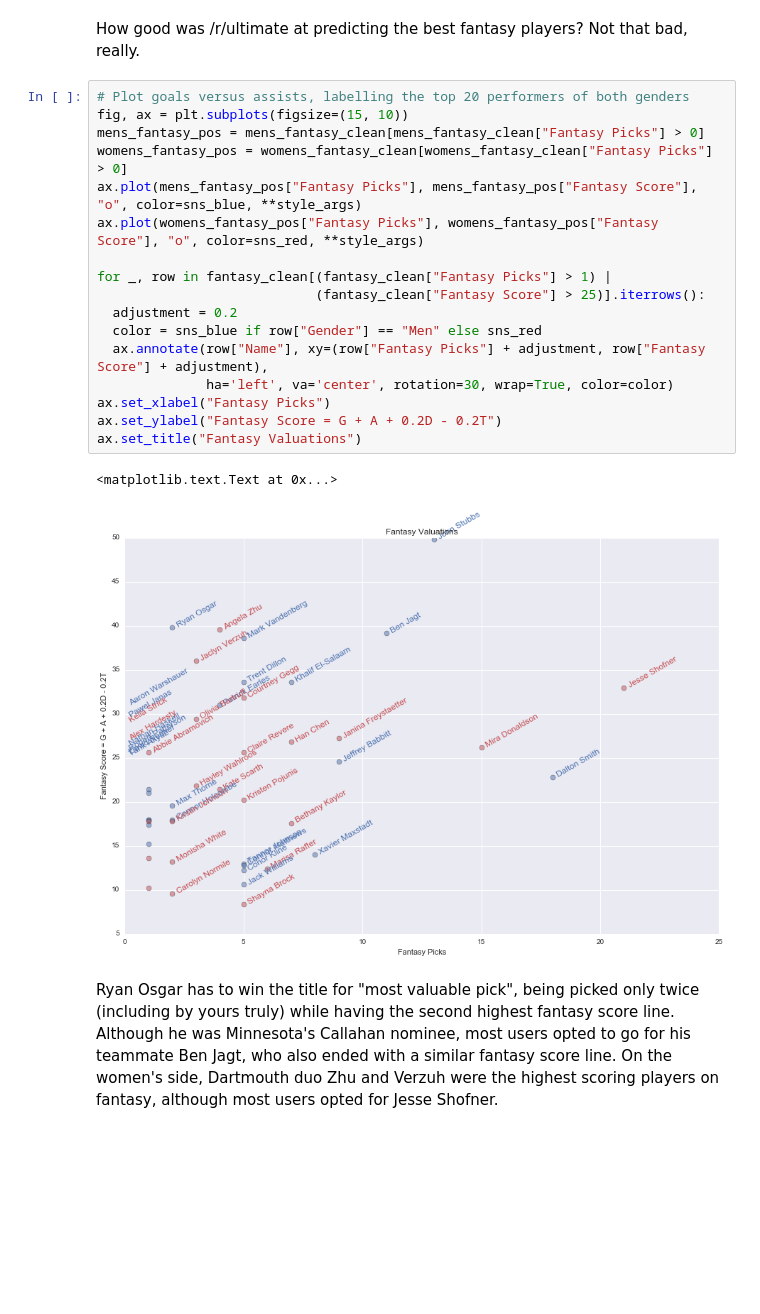
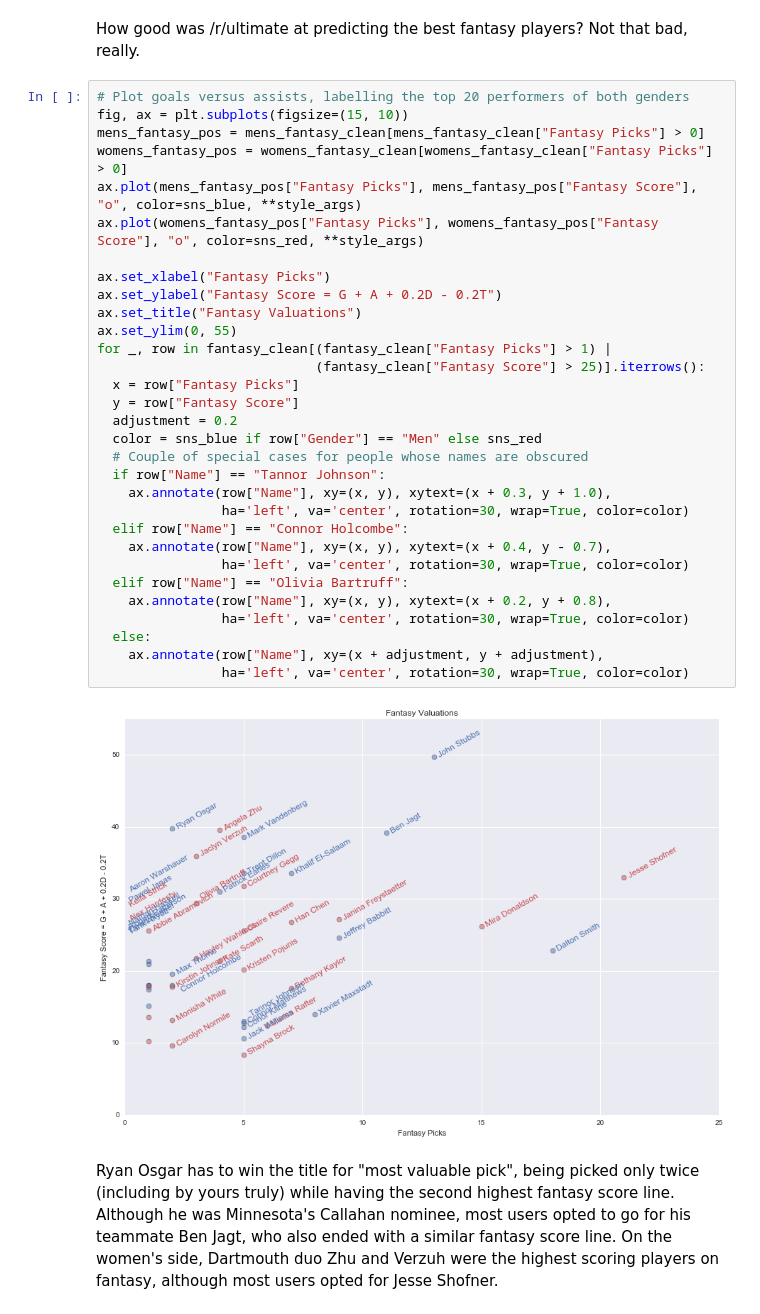
Before and after one commit to azjps/usau-py, a Jupyter notebook: notebooks/2016_D-I_College_Nationals_Fantasy_Stats.ipynb, the cells around one changed output. Cells and saved outputs as stored; diff of their text form; blank space fills up the shorter version.

```diff
--- a/notebooks/2016_D-I_College_Nationals_Fantasy_Stats.ipynb
+++ b/notebooks/2016_D-I_College_Nationals_Fantasy_Stats.ipynb
@@ -169,26 +213,39 @@ Not surprisingly, the backfield players shouldering the responsibility for distr
 ### Fantasy valuations
 # %% [markdown]
 How good was /r/ultimate at predicting the best fantasy players? Not that bad, really.
-# %%
-# Plot goals versus assists, labelling the top 20 performers of both genders
-fig, ax = plt.subplots(figsize=(15, 10))
-mens_fantasy_pos = mens_fantasy_clean[mens_fantasy_clean["Fantasy Picks"] > 0]
-womens_fantasy_pos = womens_fantasy_clean[womens_fantasy_clean["Fantasy Picks"] > 0]
-ax.plot(mens_fantasy_pos["Fantasy Picks"], mens_fantasy_pos["Fantasy Score"], "o", color=sns_blue, **style_args)
-ax.plot(womens_fantasy_pos["Fantasy Picks"], womens_fantasy_pos["Fantasy Score"], "o", color=sns_red, **style_args)
-
-for _, row in fantasy_clean[(fantasy_clean["Fantasy Picks"] > 1) |
-                            (fantasy_clean["Fantasy Score"] > 25)].iterrows():
-  adjustment = 0.2
-  color = sns_blue if row["Gender"] == "Men" else sns_red
-  ax.annotate(row["Name"], xy=(row["Fantasy Picks"] + adjustment, row["Fantasy Score"] + adjustment),
-              ha='left', va='center', rotation=30, wrap=True, color=color)
-ax.set_xlabel("Fantasy Picks")
-ax.set_ylabel("Fantasy Score = G + A + 0.2D - 0.2T")
-ax.set_title("Fantasy Valuations")
-# %% [output]
-<matplotlib.text.Text at 0x...>
-[figure, removed]
+# %%
+# Plot goals versus assists, labelling the top 20 performers of both genders
+fig, ax = plt.subplots(figsize=(15, 10))
+mens_fantasy_pos = mens_fantasy_clean[mens_fantasy_clean["Fantasy Picks"] > 0]
+womens_fantasy_pos = womens_fantasy_clean[womens_fantasy_clean["Fantasy Picks"] > 0]
+ax.plot(mens_fantasy_pos["Fantasy Picks"], mens_fantasy_pos["Fantasy Score"], "o", color=sns_blue, **style_args)
+ax.plot(womens_fantasy_pos["Fantasy Picks"], womens_fantasy_pos["Fantasy Score"], "o", color=sns_red, **style_args)
+
+ax.set_xlabel("Fantasy Picks")
+ax.set_ylabel("Fantasy Score = G + A + 0.2D - 0.2T")
+ax.set_title("Fantasy Valuations")
+ax.set_ylim(0, 55)
+for _, row in fantasy_clean[(fantasy_clean["Fantasy Picks"] > 1) |
+                            (fantasy_clean["Fantasy Score"] > 25)].iterrows():
+  x = row["Fantasy Picks"]
+  y = row["Fantasy Score"]
+  adjustment = 0.2
+  color = sns_blue if row["Gender"] == "Men" else sns_red
+  # Couple of special cases for people whose names are obscured
+  if row["Name"] == "Tannor Johnson":
+    ax.annotate(row["Name"], xy=(x, y), xytext=(x + 0.3, y + 1.0),
+                ha='left', va='center', rotation=30, wrap=True, color=color)
+  elif row["Name"] == "Connor Holcombe":
+    ax.annotate(row["Name"], xy=(x, y), xytext=(x + 0.4, y - 0.7),
+                ha='left', va='center', rotation=30, wrap=True, color=color)
+  elif row["Name"] == "Olivia Bartruff":
+    ax.annotate(row["Name"], xy=(x, y), xytext=(x + 0.2, y + 0.8),
+                ha='left', va='center', rotation=30, wrap=True, color=color)
+  else:
+    ax.annotate(row["Name"], xy=(x + adjustment, y + adjustment),
+                ha='left', va='center', rotation=30, wrap=True, color=color)
+# %% [output]
+[figure, added]
 # %% [markdown]
 Ryan Osgar has to win the title for "most valuable pick", being picked only twice (including by yours truly) while having the second highest fantasy score line. Although he was Minnesota's Callahan nominee, most users opted to go for his teammate Ben Jagt, who also ended with a similar fantasy score line. On the women's side, Dartmouth duo Zhu and Verzuh were the highest scoring players on fantasy, although most users opted for Jesse Shofner.
 # %% [markdown]
```
Also changed, not shown: parts of 23 cells of this notebook, 4 other files.
